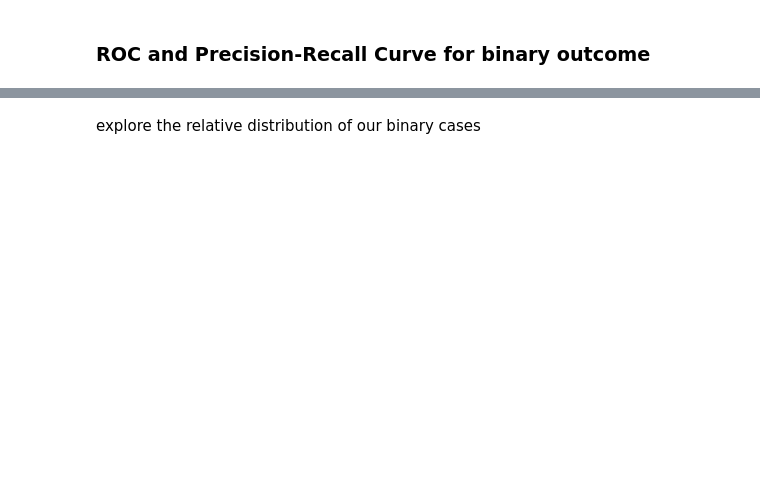
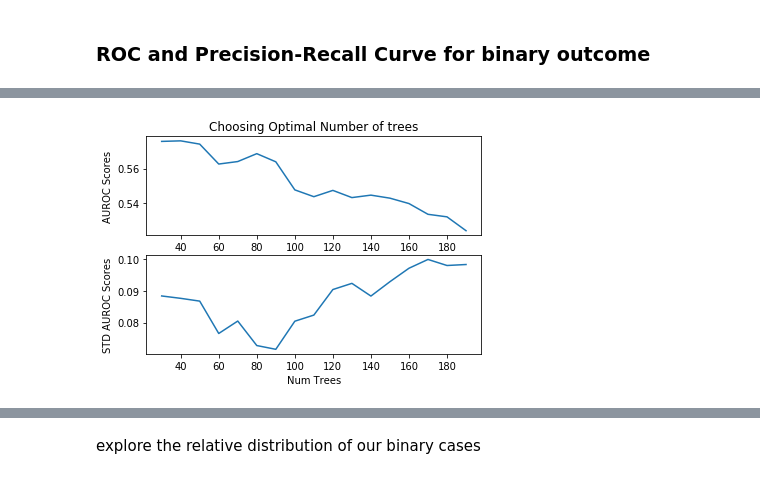
Before and after one commit to zhou100/FoodSecurityPrediction, a Jupyter notebook: feature_engineering.ipynb, the cells around one changed output, grey strips where cells are left out. Saved outputs shown, nothing was run; the diff lists cells and outputs as text; code cells hidden in the pictures; blank space fills up the shorter version.

```diff
--- a/feature_engineering.ipynb
+++ b/feature_engineering.ipynb
@@ -441,0 +556,13 @@ def get_pr(y_prob,y_true):
+# %%
+# 0. tune class weights
+
+param_grid = {'class_weight': [{0: 1, 1: 1000},{0: 1, 1: 100},{0: 1, 1: 10},{0: 2, 1: 8},'balanced','balanced_subsample'],
+             }
+
+gsearch= GridSearchCV(estimator = RandomForestClassifier(random_state=10),
+                       param_grid = param_grid, scoring='roc_auc',cv=5)
+gsearch.fit(X_train,y_train_category[category])
+
+
+for i in ['mean_test_score', 'std_test_score', 'param_class_weight']:
+        print(i," : ",gsearch.cv_results_[i])
@@ -441,0 +574,29 @@ def get_pr(y_prob,y_true):
+# %%
+# 1. grid search on the n_estimators
+
+# as the number of trees increase, the std deviation decreases and prevents
+# over fitting and the accuracy increases. The increase is highest when the tree
+# is set at around 80, and the deviation is smaller.
+
+param_grid = {'n_estimators':range(30,200,10)}
+gsearch = GridSearchCV(estimator = RandomForestClassifier(random_state=10),
+                       param_grid = param_grid, scoring='roc_auc',cv=5)
+gsearch.fit(X_train,y_train_category[category])
+
+mean_test_scores = gsearch.cv_results_['mean_test_score']
+std_test_score = gsearch.cv_results_['std_test_score']
+n_estimators = gsearch.cv_results_['param_n_estimators']
+
+plt.subplot(211)
+plt.plot(n_estimators, mean_test_scores, label='n_estimators')
+plt.title("Choosing Optimal Number of trees")
+plt.xlabel("Num Trees")
+plt.ylabel("AUROC Scores")
+
+plt.subplot(212)
+plt.plot(n_estimators, std_test_score, label='n_estimators')
+plt.xlabel("Num Trees")
+plt.ylabel("STD AUROC Scores")
+plt.show()
+# %% [output]
+[figure, added]
```
Also changed, not shown: parts of 77 cells of this notebook, 5 other files.
